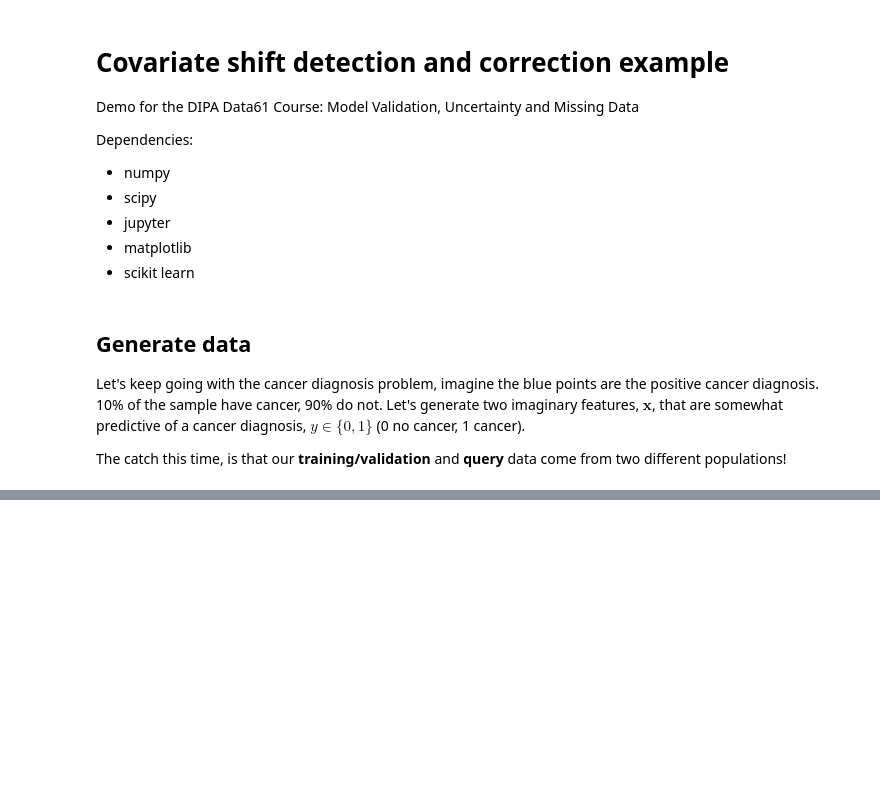
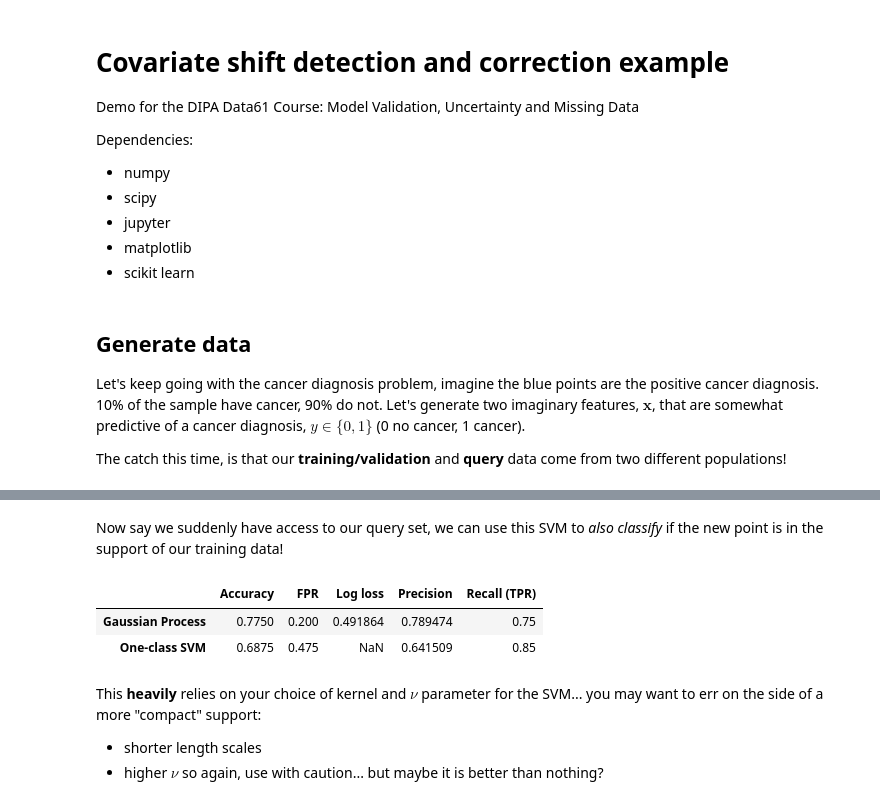
Before and after one commit to dsteinberg/DIPA-validation, a Jupyter notebook: covariate_shift.ipynb, the cells around one changed output, grey strips where cells are left out. Cells and saved outputs as stored; diff of their text form; code cells hidden in the pictures; blank space fills up the shorter version.

```diff
--- a/covariate_shift.ipynb
+++ b/covariate_shift.ipynb
@@ -92,0 +205,16 @@ plot_data()
+# %% [markdown]
+Now say we suddenly have access to our query set, we can use this SVM to *also classify* if the new point is in the support of our training data!
+# %%
+# Classify if the newly obtained query data is in our training set! (using the same validation set as before)
+z_bar = ocsvm.predict(X_test) > 0
+res = res.append(score_result(z_test, z_bar, "One-class SVM"))
+display(HTML(res.to_html()))
+# %% [output]
+|  | Accuracy | FPR | Log loss | Precision | Recall (TPR) |
+| Gaussian Process | 0.7750 | 0.200 | 0.491864 | 0.789474 | 0.75 |
+| One-class SVM | 0.6875 | 0.475 | NaN | 0.641509 | 0.85 |
+# %% [markdown]
+This **heavily** relies on your choice of kernel and $\nu$ parameter for the SVM... you may want to err on the side of a more "compact" support:
+- shorter length scales
+- higher $\nu$
+so again, use with caution... but maybe it is better than nothing?
```
Also changed, not shown: parts of 11 cells of this notebook.
